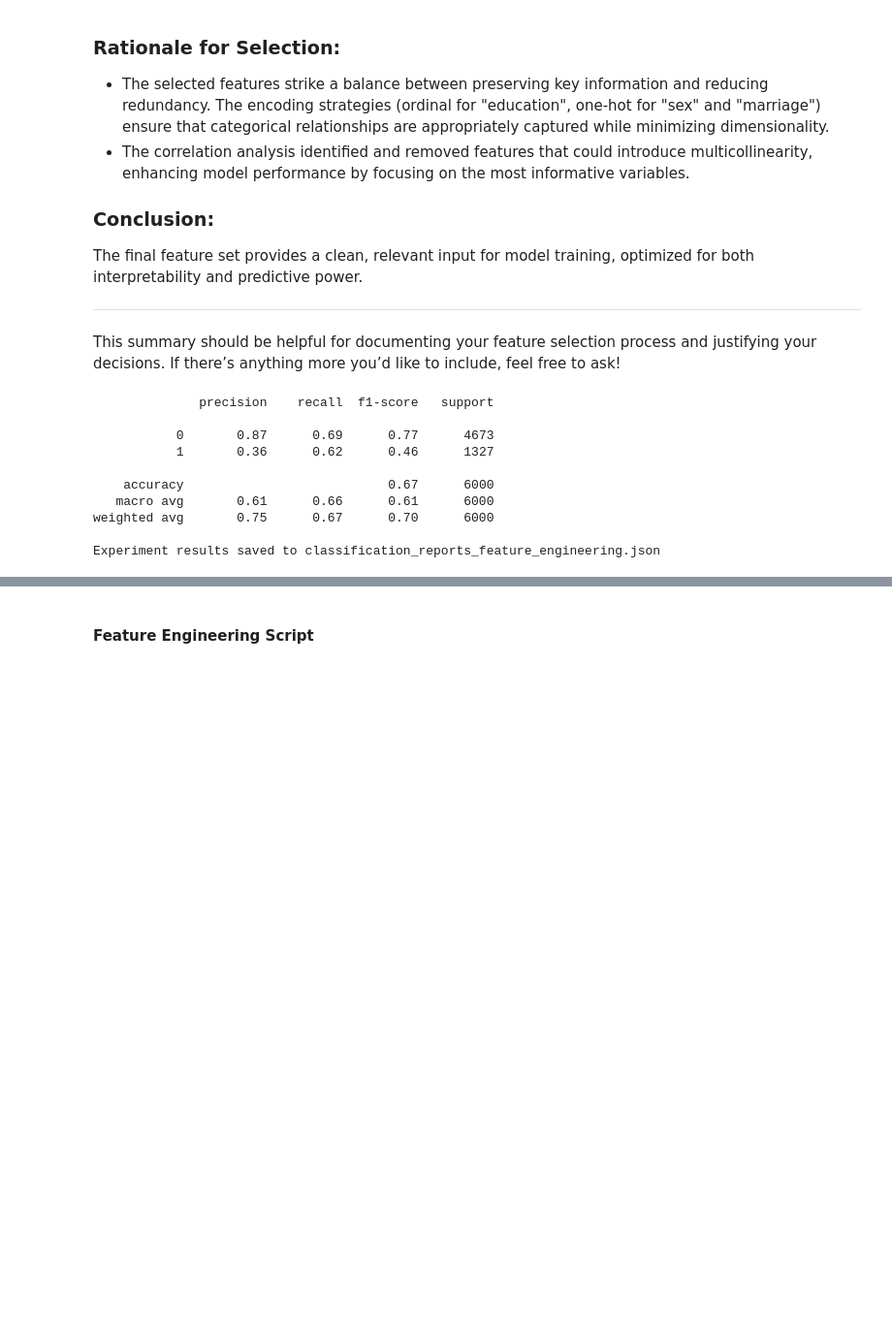
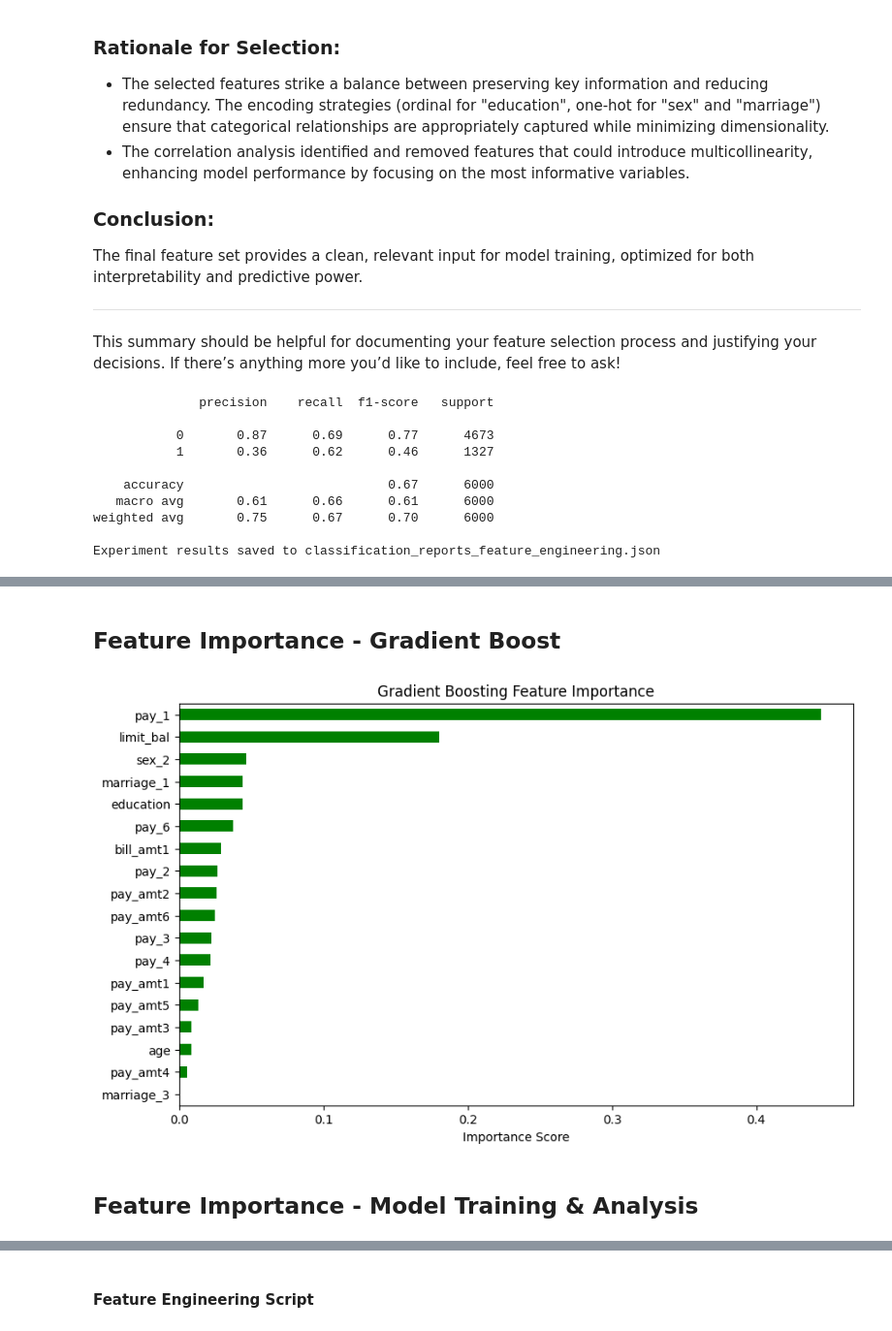
Before and after one commit to micah-shull/Machine_Learning_Pipelines, a Jupyter notebook: pipelines_1704_feature_engineering_01_feature_analysis.ipynb, the cells around one changed output, grey strips where cells are left out. Shown at 97% size. Saved outputs shown, nothing was run; the diff lists cells and outputs as text; code cells hidden in the pictures; blank space fills up the shorter version.

```diff
--- a/pipelines_1704_feature_engineering_01_feature_analysis.ipynb
+++ b/pipelines_1704_feature_engineering_01_feature_analysis.ipynb
@@ -554,0 +594,22 @@ Experiment results saved to classification_reports_feature_engineering.json
+# %% [markdown]
+## Feature Importance - Gradient Boost
+# %%
+from sklearn.ensemble import GradientBoostingClassifier
+
+# Train the Gradient Boosting model
+gb_classifier = GradientBoostingClassifier(n_estimators=100, random_state=42)
+gb_classifier.fit(X_train_res_corr, y_train_res_corr)
+
+# Extract feature importance
+feature_importance_gb = pd.Series(gb_classifier.feature_importances_, index=X_train_corr_reduced.columns)
+
+# Plot the feature importance
+plt.figure(figsize=(10, 6))
+feature_importance_gb.sort_values().plot(kind='barh', color='green')
+plt.title("Gradient Boosting Feature Importance")
+plt.xlabel("Importance Score")
+plt.show()
+# %% [output]
+[figure, added]
+# %% [markdown]
+## Feature Importance - Model Training & Analysis
```
Also changed, not shown: parts of 5 cells of this notebook.
